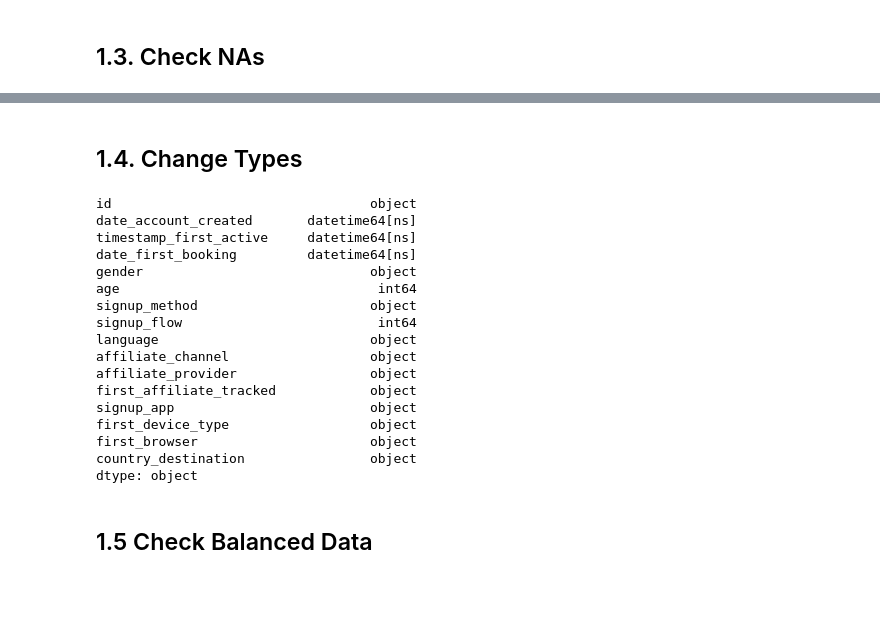
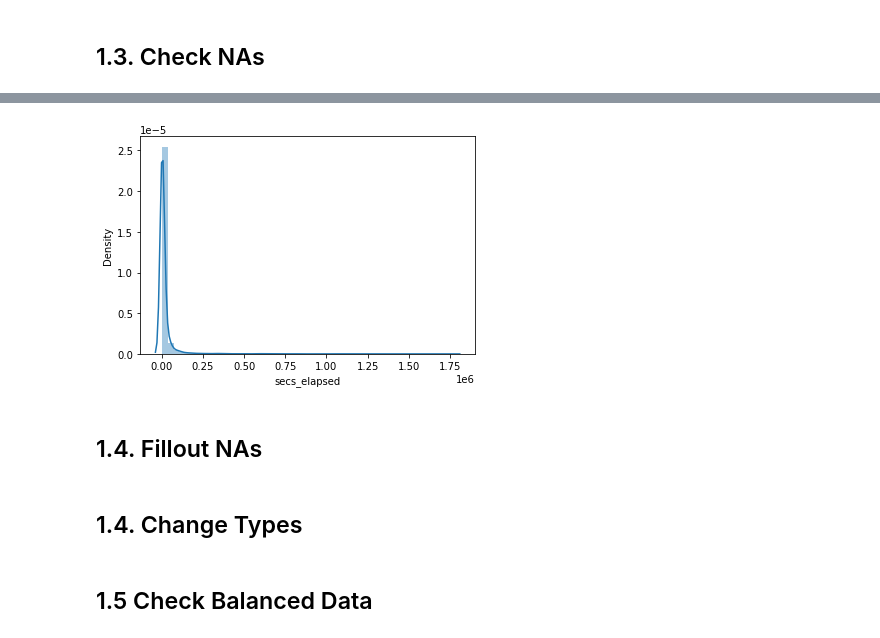
Before and after one commit to Leonamrsm/Airbnb_New_User_Bookings, a Jupyter notebook: notebooks/03_replacement_NA.ipynb, the cells around one changed output, grey strips where cells are left out. Saved outputs shown, nothing was run; the diff lists cells and outputs as text; code cells hidden in the pictures; blank space fills up the shorter version.

```diff
--- a/notebooks/03_replacement_NA.ipynb
+++ b/notebooks/03_replacement_NA.ipynb
@@ -139,0 +140,3 @@ df1.shape
+# %%
+sns.distplot(df_sessions_raw['secs_elapsed'].sample(10000))
+# %% [output]
@@ -139,0 +144,3 @@ df1.shape
+[figure, added]
+# %% [markdown]
+## 1.4. Fillout NAs
@@ -151,26 +196,6 @@ df1['date_first_booking'] = pd.to_datetime(df1['date_first_booking'], format='%Y
 
 # age
 df1['age'] = df1['age'].astype(int)
-# %%
-df1.dtypes
-# %% [output]
-id                                 object
-date_account_created       datetime64[ns]
-timestamp_first_active     datetime64[ns]
-date_first_booking         datetime64[ns]
-gender                             object
-age                                 int64
-signup_method                      object
-signup_flow                         int64
-language                           object
-affiliate_channel                  object
-affiliate_provider                 object
-first_affiliate_tracked            object
-signup_app                         object
-first_device_type                  object
-first_browser                      object
-country_destination                object
-dtype: object
 # %% [markdown]
 ## 1.5 Check Balanced Data
 # %%
```
Also changed, not shown: parts of 18 cells of this notebook.
